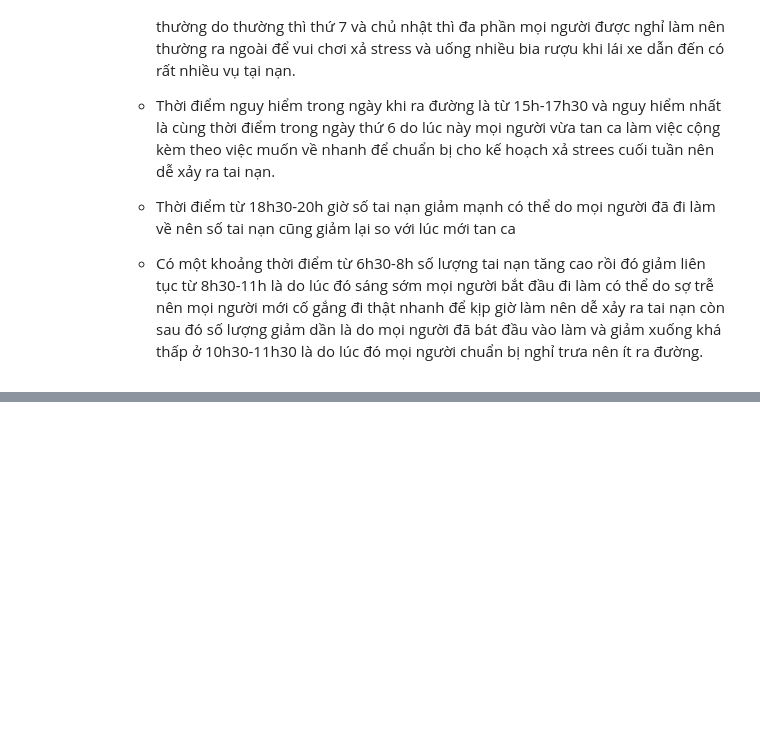
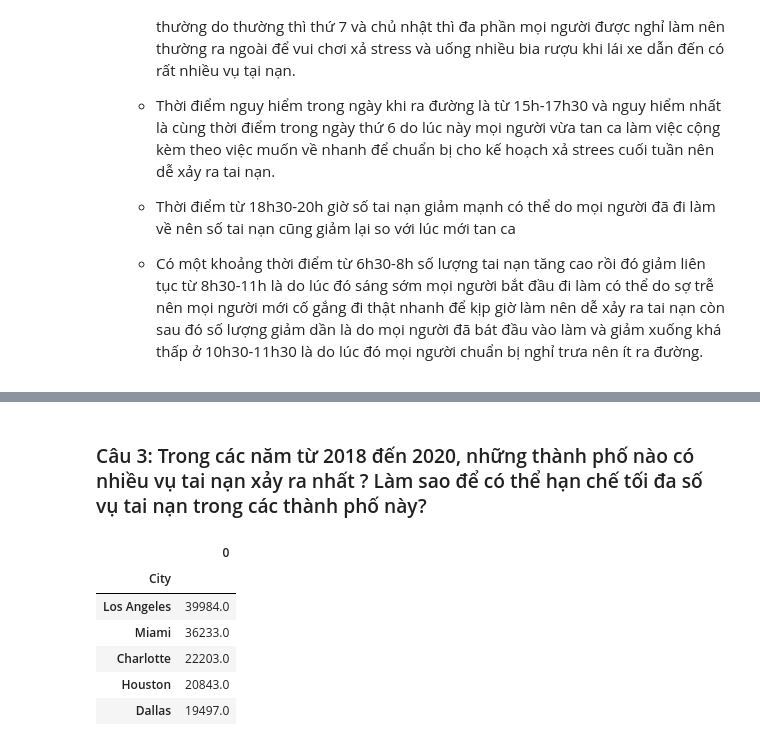
Before and after one commit to vuongthanhan-19127326/dackltkhdl, a Jupyter notebook: projectfinal.ipynb, the cells around one changed output, grey strips where cells are left out. Drawn from its saved outputs; the diff is of its cells as text; code cells hidden in the pictures; blank space fills up the shorter version.

```diff
--- a/projectfinal.ipynb
+++ b/projectfinal.ipynb
@@ -457,0 +597,26 @@ plt.title("Visibility of accidents in the Daytime")
+# %% [markdown]
+### Câu 3:  Trong các năm từ 2018 đến 2020, những thành phố nào có nhiều vụ tai nạn xảy ra nhất ? Làm sao để có thể hạn chế tối đa số vụ tai nạn trong các thành phố này?
+# %%
+newest_year_data=accidents_df["year"]
+third_years_newest=newest_year_data
+after_equal_third_years=third_years_newest <=accidents_df['year']
+top_county_each_year_df=accidents_df.loc[after_equal_third_years]
+top_county_each_year_df=top_county_each_year_df.groupby(by=["City","year",]).count()
+county_temp=top_county_each_year_df["ID"]
+top_county_each_year_df=pd.Series(data=county_temp)
+top_county_each_year_df=top_county_each_year_df.unstack(0)
+sort_county=top_county_each_year_df.sum(axis = 0, skipna = True)
+sort_county=sort_county.sort_values(ascending=False)
+sort_county=pd.DataFrame(sort_county.iloc[0:5])
+index=sort_county.index
+a_list = list(index)
+# %%
+sort_county
+# %% [output]
+|  | 0 |
+| City |  |
+| Los Angeles | 39984.0 |
+| Miami | 36233.0 |
+| Charlotte | 22203.0 |
+| Houston | 20843.0 |
+| Dallas | 19497.0 |
```
Also changed, not shown: parts of 82 cells of this notebook.
